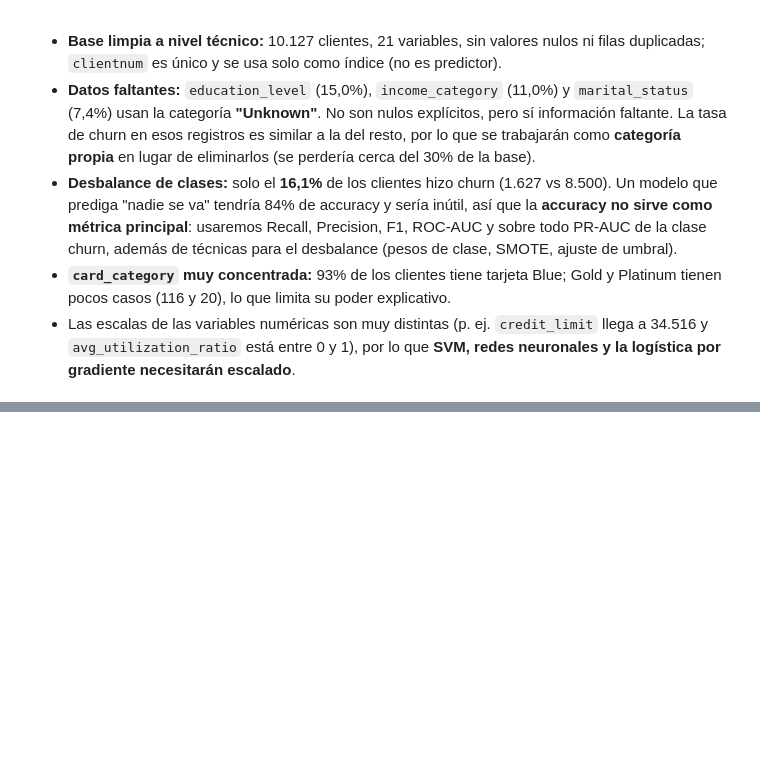
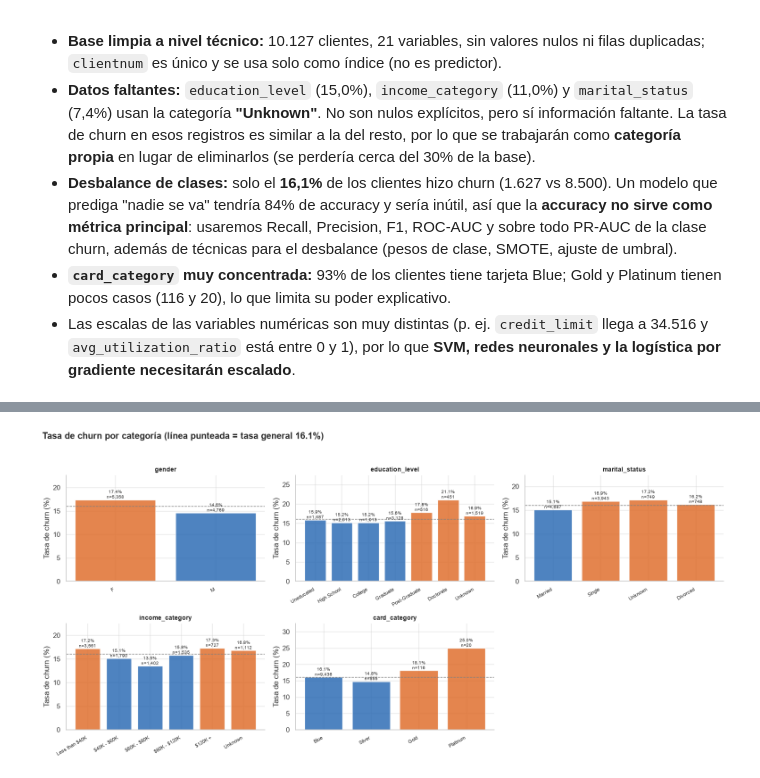
Before and after one commit to crissebasbol/bank_churn_prediction, a Jupyter notebook: notebooks/churn_analysis.ipynb, the cells around one changed output, grey strips where cells are left out. Cells and saved outputs as stored; diff of their text form; code cells hidden in the pictures; blank space fills up the shorter version.

```diff
--- a/notebooks/churn_analysis.ipynb
+++ b/notebooks/churn_analysis.ipynb
@@ -158,0 +285,5 @@ for col in cfg.CATEGORICAL_COLS:
+# %%
+fig = eda.plot_categorical_churn_rate(df)
+viz.save_fig(fig, "03_categorical_churn_rate")
+# %% [output]
+[figure, added]
```
Also changed, not shown: parts of 23 cells of this notebook, 5 other files.
